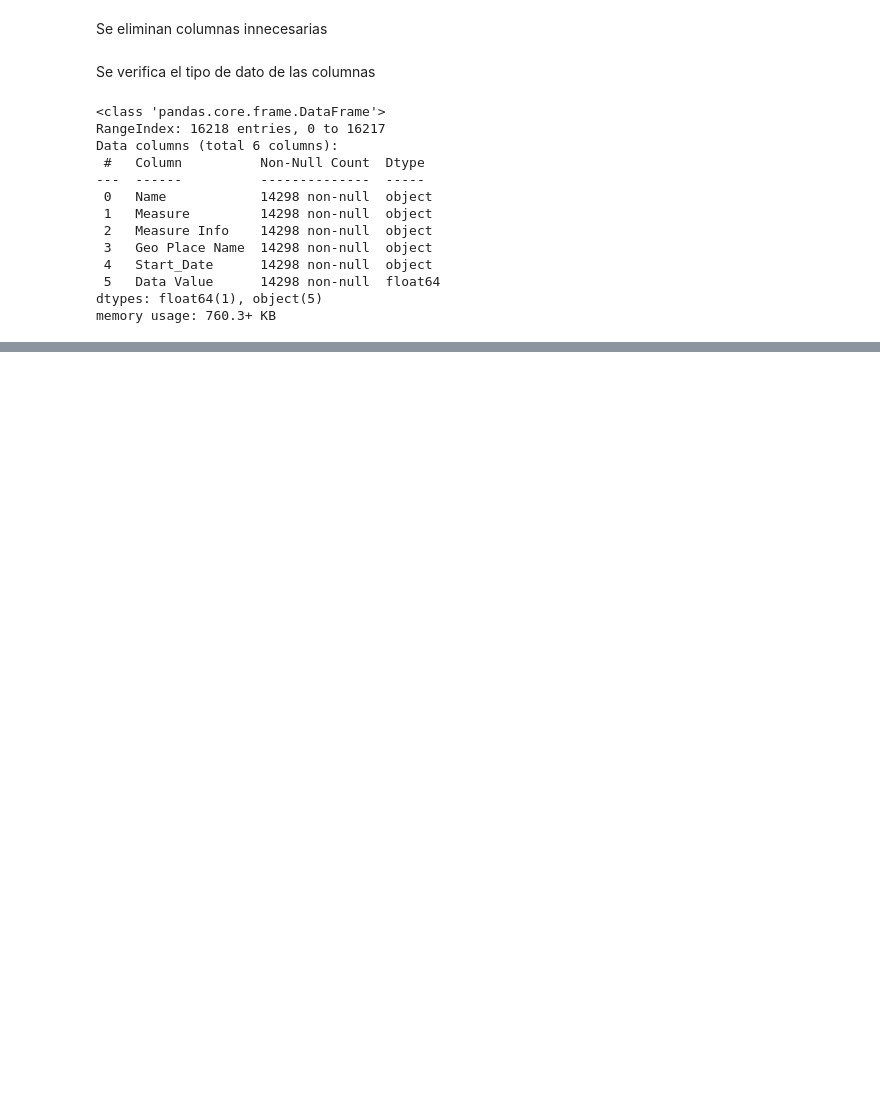
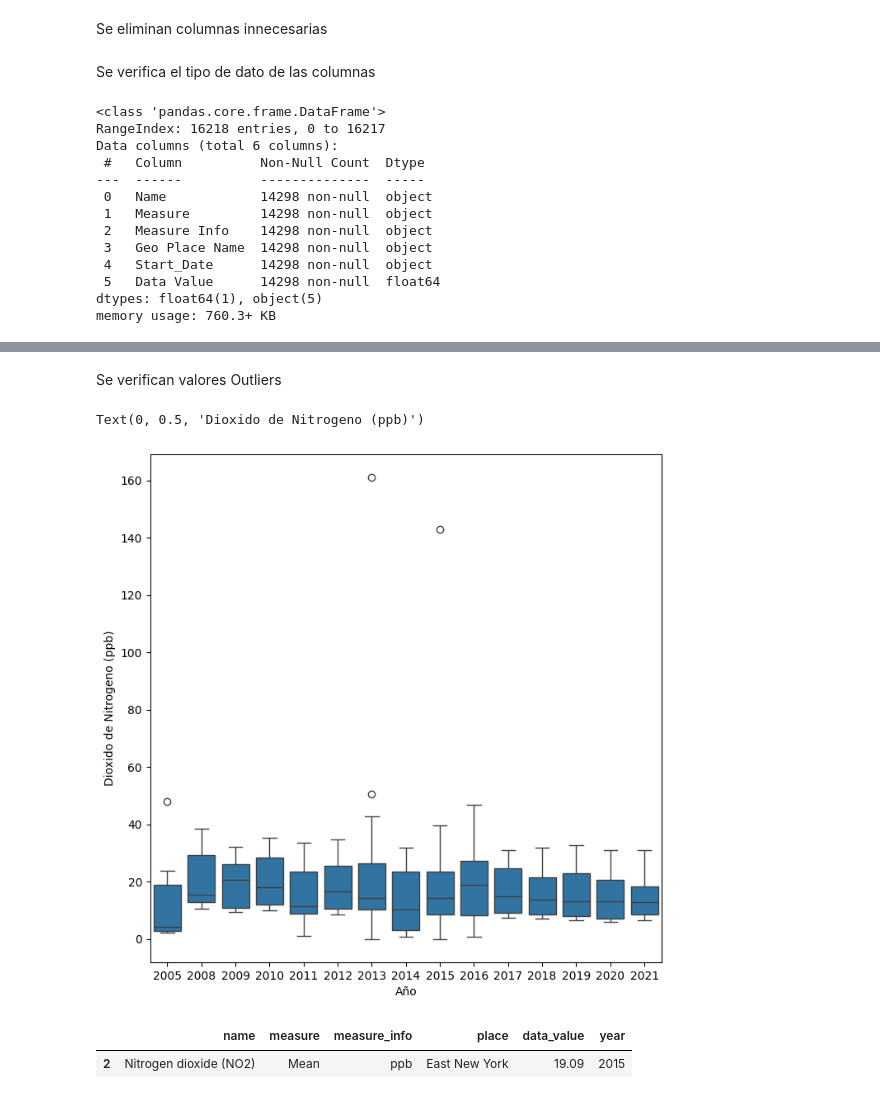
Before and after one commit to TheAlfonzReyes/Taxis-electricos-NYC, a Jupyter notebook: EDA-ETL/calidad_aire_NY.ipynb, the cells around one changed output, grey strips where cells are left out. Saved outputs shown, nothing was run; the diff lists cells and outputs as text; code cells hidden in the pictures; blank space fills up the shorter version.

Commit message:
Actualizacion de outliers

```diff
--- a/EDA-ETL/calidad_aire_NY.ipynb
+++ b/EDA-ETL/calidad_aire_NY.ipynb
@@ -111,0 +132,15 @@ memory usage: 18.5+ KB
+# %% [markdown]
+Se verifican valores Outliers
+# %%
+plt.figure(figsize=(8,8))
+sns.boxplot(x = df_NY.year, y = df_NY.data_value)
+plt.xlabel('Año')
+plt.ylabel('Dioxido de Nitrogeno (ppb)')
+# %% [output]
+Text(0, 0.5, 'Dioxido de Nitrogeno (ppb)')
+[figure, added]
+# %%
+df_NY.head(1)
+# %% [output]
+|  | name | measure | measure_info | place | data_value | year |
+| 2 | Nitrogen dioxide (NO2) | Mean | ppb | East New York | 19.09 | 2015 |
```
Also changed, not shown: parts of 22 cells of this notebook, 2 other files.
